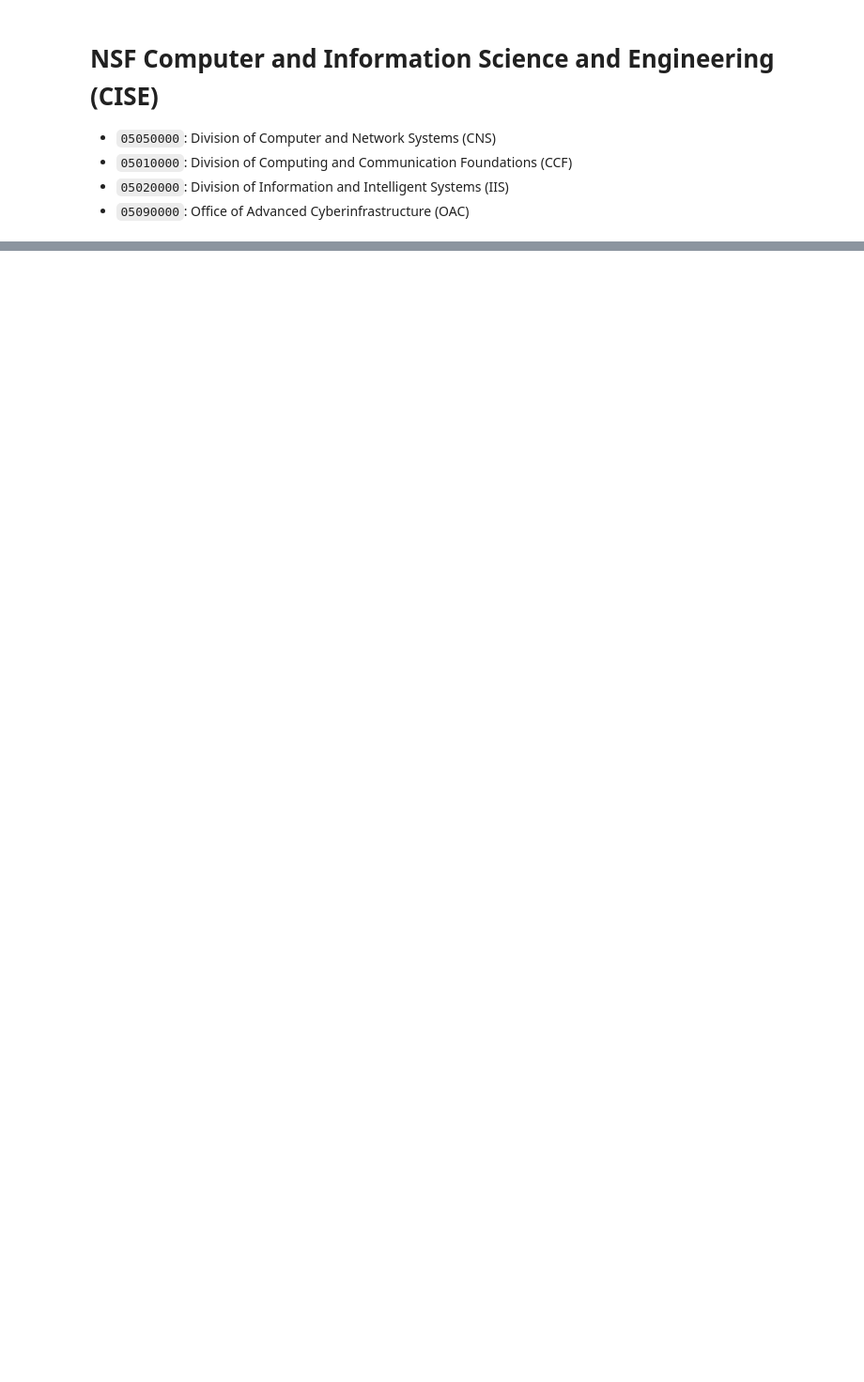
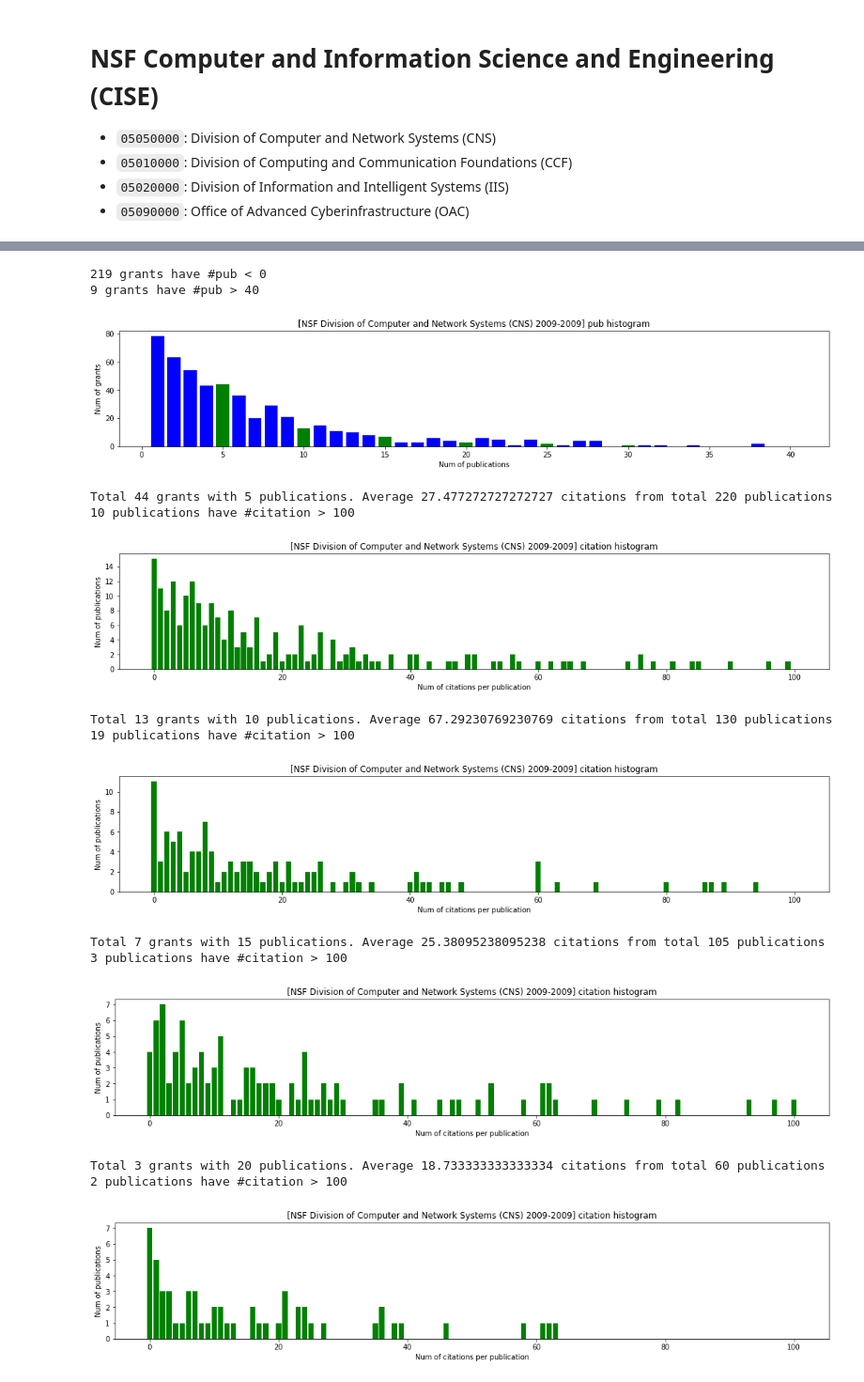
Before and after one commit to shinminjeong/moneymatters, a Jupyter notebook: scripts/NSF CISE stats.ipynb, the cells around one changed output, grey strips where cells are left out. Shown at 94% size. Saved outputs shown, nothing was run; the diff lists cells and outputs as text; code cells hidden in the pictures; blank space fills up the shorter version.

```diff
--- a/scripts/NSF CISE stats.ipynb
+++ b/scripts/NSF CISE stats.ipynb
@@ -115,0 +129,11 @@ Total 9 grants with 6 publications
+# %%
+data = {}
+years = [2009]
+for y in years:
+    data.update(core.nsf_utils.load_numpub_data(y))
+data = {k:v for k, v in data.items() if v["type"] in grant_type}
+for y in years:
+    print("[{}]".format(y))
+    print("Total number of grants", len([v for v in data.values() if v["year"] == y]))
+    for code, desc in div_type.items():
+        print(desc, len([v for v in data.values() if v["org"] == code and v["year"] == y]))
@@ -115,0 +147,18 @@ Total 9 grants with 6 publications
+# %%
+num_pub_histogram(data, "05050000", [5, 10, 15, 20, 25, 30])
+# %% [output]
+219 grants have #pub < 0
+9 grants have #pub > 40
+[figure, added]
+Total 44 grants with 5 publications. Average 27.477272727272727 citations from total 220 publications
+10 publications have #citation > 100
+[figure, added]
+Total 13 grants with 10 publications. Average 67.29230769230769 citations from total 130 publications
+19 publications have #citation > 100
+[figure, added]
+Total 7 grants with 15 publications. Average 25.38095238095238 citations from total 105 publications
+3 publications have #citation > 100
+[figure, added]
+Total 3 grants with 20 publications. Average 18.733333333333334 citations from total 60 publications
+2 publications have #citation > 100
+[figure, added]
```
Also changed, not shown: parts of 10 cells of this notebook, 2 other files.
